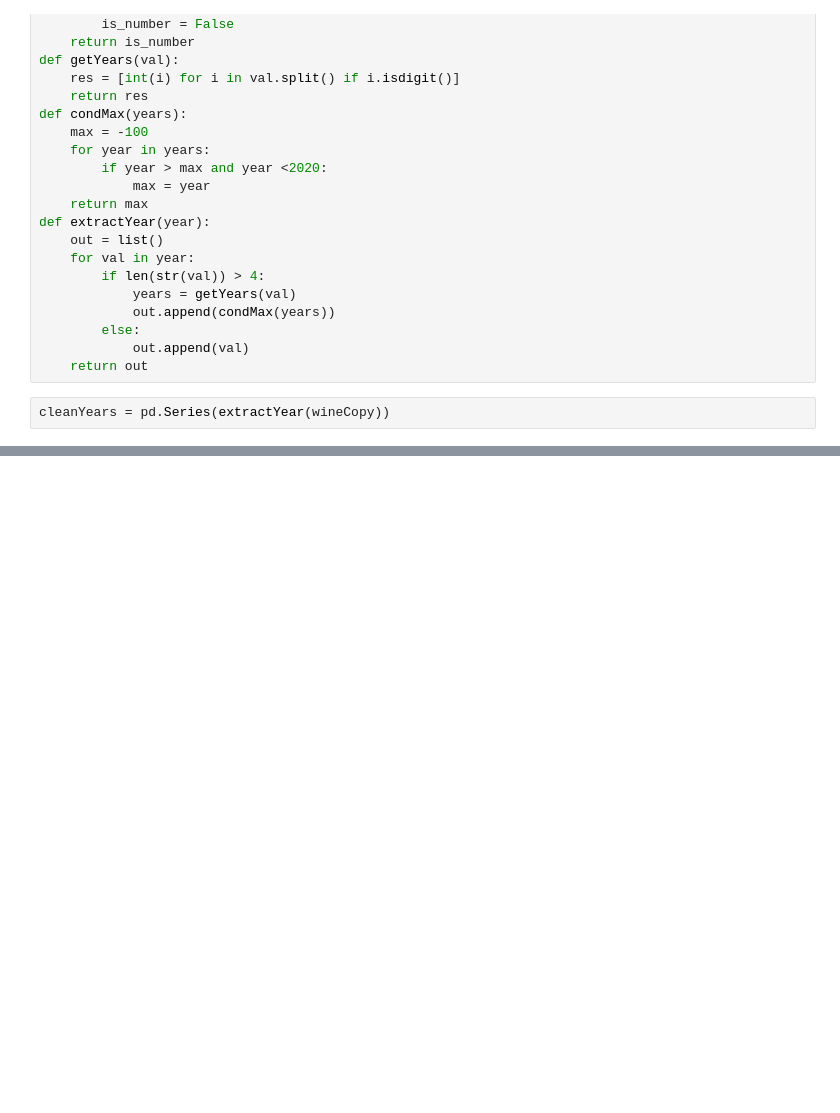
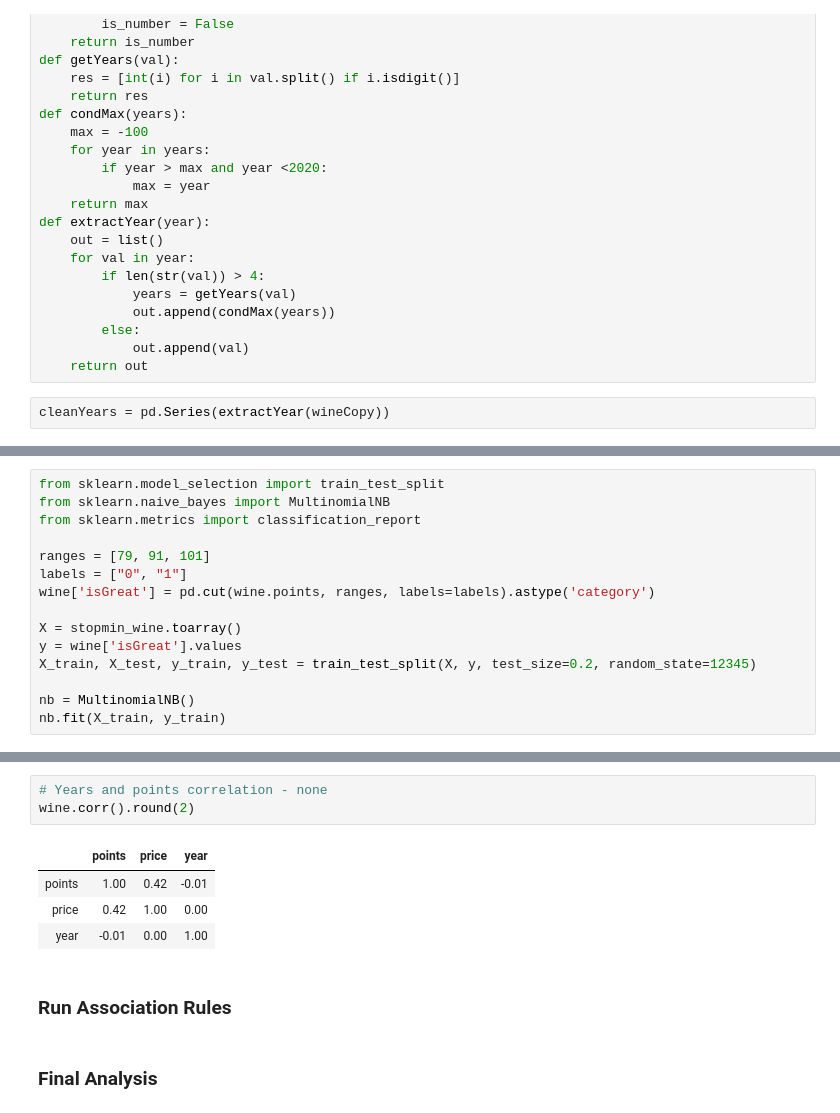
Before and after one commit to jenndy/Wine-Quality-Analysis, a Jupyter notebook: Wine_Review.ipynb, the cells around one changed output, grey strips where cells are left out. Saved outputs shown, nothing was run; the diff lists cells and outputs as text; blank space fills up the shorter version.

```diff
--- a/Wine_Review.ipynb
+++ b/Wine_Review.ipynb
@@ -167,0 +272,15 @@ wine.head()
+# %%
+from sklearn.model_selection import train_test_split
+from sklearn.naive_bayes import MultinomialNB
+from sklearn.metrics import classification_report
+
+ranges = [79, 91, 101]
+labels = ["0", "1"]
+wine['isGreat'] = pd.cut(wine.points, ranges, labels=labels).astype('category')
+
+X = stopmin_wine.toarray()
+y = wine['isGreat'].values
+X_train, X_test, y_train, y_test = train_test_split(X, y, test_size=0.2, random_state=12345)
+
+nb = MultinomialNB()
+nb.fit(X_train, y_train)
@@ -167,0 +381,12 @@ wine.head()
+# %%
+# Years and points correlation - none
+wine.corr().round(2)
+# %% [output]
+|  | points | price | year |
+| points | 1.00 | 0.42 | -0.01 |
+| price | 0.42 | 1.00 | 0.00 |
+| year | -0.01 | 0.00 | 1.00 |
+# %% [markdown]
+### Run Association Rules
+# %% [markdown]
+### Final Analysis
```
Also changed, not shown: parts of 17 cells of this notebook.
